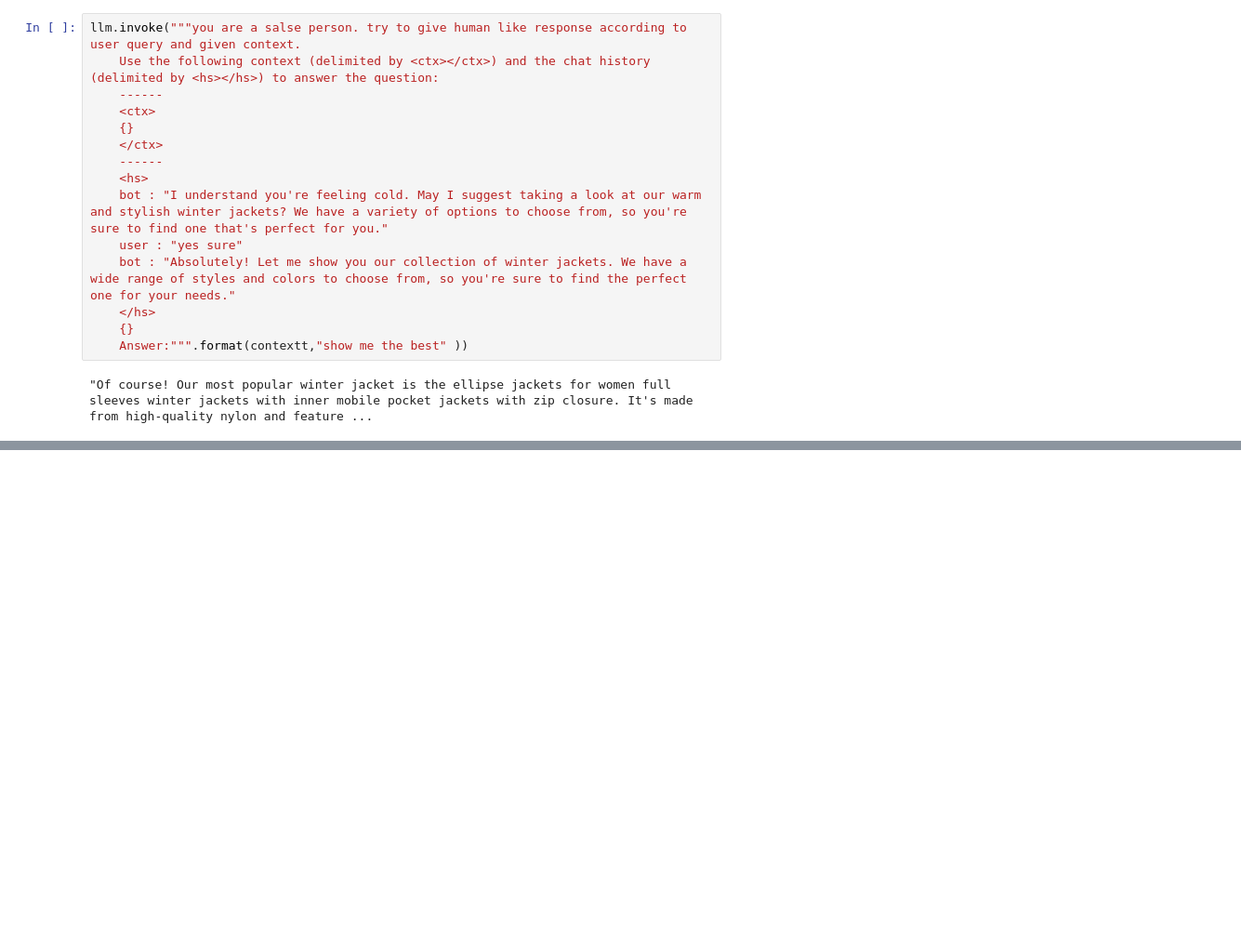
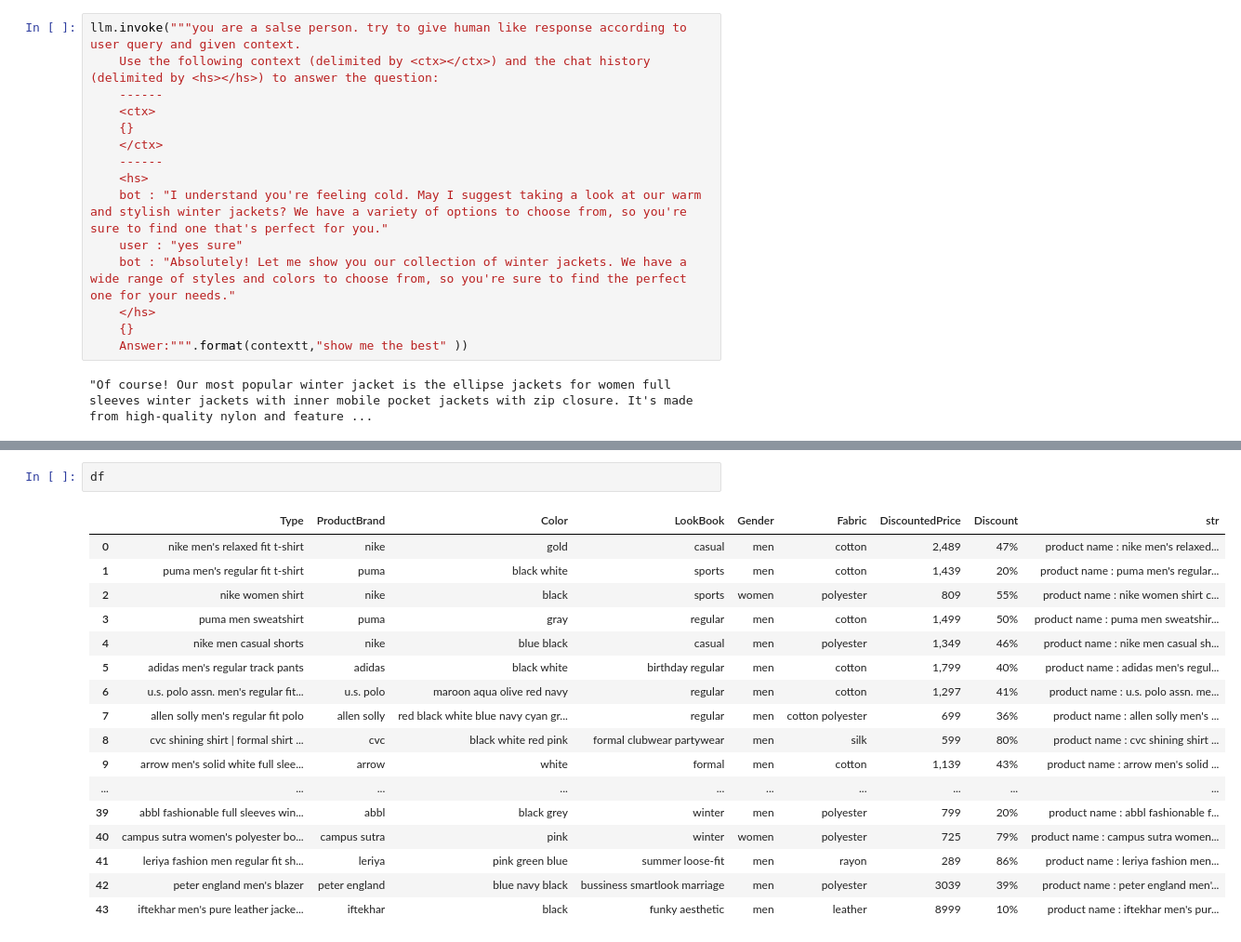
Before and after one commit to bhagirath-bhp/hack-nu-thon-5-backend, a Jupyter notebook: data_processing.ipynb, the cells around one changed output, grey strips where cells are left out. Shown: that part at 93% size. Cells and saved outputs as stored; diff of their text form; blank space fills up the shorter version.

```diff
--- a/data_processing.ipynb
+++ b/data_processing.ipynb
@@ -282,0 +353,20 @@ llm.invoke("""you are a salse person. try to give human like response according
+# %%
+df
+# %% [output]
+|  | Type | ProductBrand | Color | LookBook | Gender | Fabric | DiscountedPrice | Discount | str |
+| 0 | nike men's relaxed fit t-shirt | nike | gold | casual | men | cotton | 2,489 | 47% | product name : nike men's relaxed... |
+| 1 | puma men's regular fit t-shirt | puma | black white | sports | men | cotton | 1,439 | 20% | product name : puma men's regular... |
+| 2 | nike women shirt | nike | black | sports | women | polyester | 809 | 55% | product name : nike women shirt c... |
+| 3 | puma men sweatshirt | puma | gray | regular | men | cotton | 1,499 | 50% | product name : puma men sweatshir... |
+| 4 | nike men casual shorts | nike | blue black | casual | men | polyester | 1,349 | 46% | product name : nike men casual sh... |
+| 5 | adidas men's regular track pants | adidas | black white | birthday regular | men | cotton | 1,799 | 40% | product name : adidas men's regul... |
+| 6 | u.s. polo assn. men's regular fit... | u.s. polo | maroon aqua olive red navy | regular | men | cotton | 1,297 | 41% | product name : u.s. polo assn. me... |
+| 7 | allen solly men's regular fit polo | allen solly | red black white blue navy cyan gr... | regular | men | cotton polyester | 699 | 36% | product name : allen solly men's ... |
+| 8 | cvc shining shirt | formal shirt ... | cvc | black white red pink | formal clubwear partywear | men | silk | 599 | 80% | product name : cvc shining shirt ... |
+| 9 | arrow men's solid white full slee... | arrow | white | formal | men | cotton | 1,139 | 43% | product name : arrow men's solid ... |
+| ... | ... | ... | ... | ... | ... | ... | ... | ... | ... |
+| 39 | abbl fashionable full sleeves win... | abbl | black grey | winter | men | polyester | 799 | 20% | product name : abbl fashionable f... |
+| 40 | campus sutra women's polyester bo... | campus sutra | pink | winter | women | polyester | 725 | 79% | product name : campus sutra women... |
+| 41 | leriya fashion men regular fit sh... | leriya | pink green blue | summer loose-fit | men | rayon | 289 | 86% | product name : leriya fashion men... |
+| 42 | peter england men's blazer | peter england | blue navy black | bussiness smartlook marriage | men | polyester | 3039 | 39% | product name : peter england men'... |
+| 43 | iftekhar men's pure leather jacke... | iftekhar | black | funky aesthetic | men | leather | 8999 | 10% | product name : iftekhar men's pur... |
```
Also changed, not shown: parts of 11 cells of this notebook, 1 other file.
